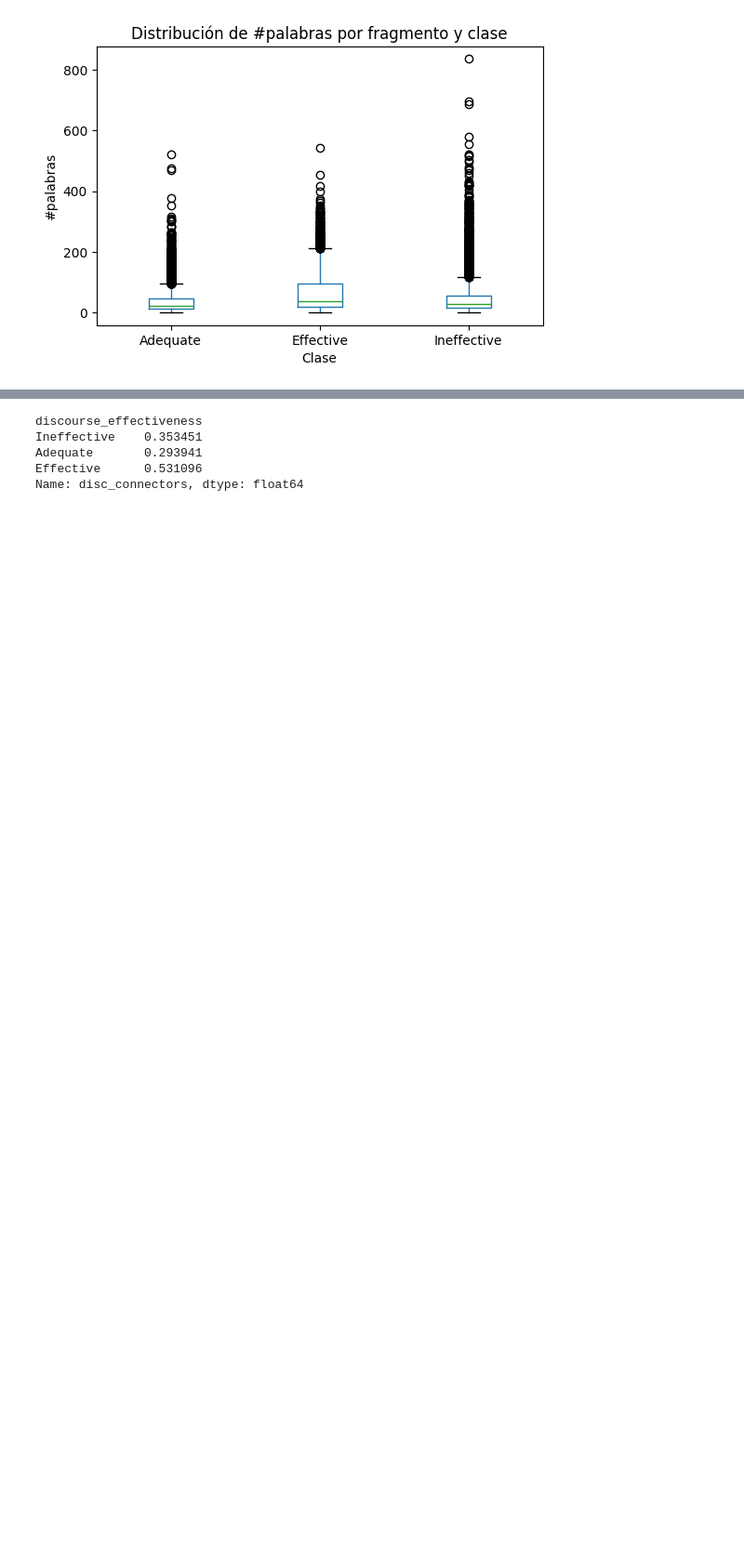
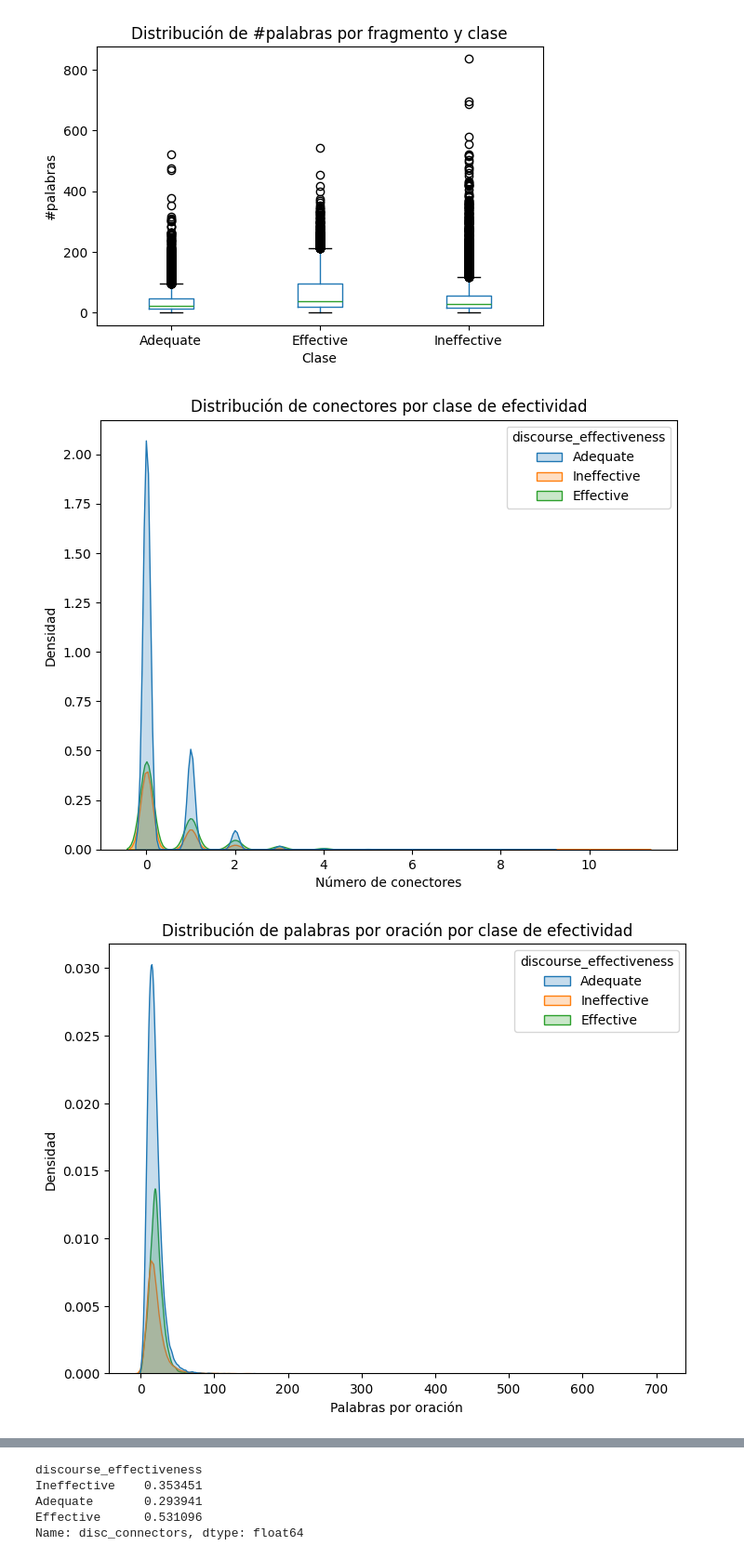
Before and after one commit to DiegoLinares11/Proyecto-2-PLN, a Jupyter notebook: PLN.ipynb, the cells around one changed output, grey strips where cells are left out. Shown at 93% size. Drawn from its saved outputs; the diff is of its cells as text; code cells hidden in the pictures; blank space fills up the shorter version.

```diff
--- a/PLN.ipynb
+++ b/PLN.ipynb
@@ -292,4 +298,21 @@ plt.ylabel("#palabras")
 plt.show()
 # %% [output]
 [figure]
+# %%
+plt.figure(figsize=(8, 6))
+sns.kdeplot(data=train_df, x="disc_connectors", hue="discourse_effectiveness", fill=True)
+plt.title("Distribución de conectores por clase de efectividad")
+plt.xlabel("Número de conectores")
+plt.ylabel("Densidad")
+plt.show()
+
+plt.figure(figsize=(8, 6))
+sns.kdeplot(data=train_df, x="disc_avg_wps", hue="discourse_effectiveness", fill=True)
+plt.title("Distribución de palabras por oración por clase de efectividad")
+plt.xlabel("Palabras por oración")
+plt.ylabel("Densidad")
+plt.show()
+# %% [output]
+[figure, added]
+[figure, added]
 # %% [markdown]
```
Also changed, not shown: parts of 9 cells of this notebook.
